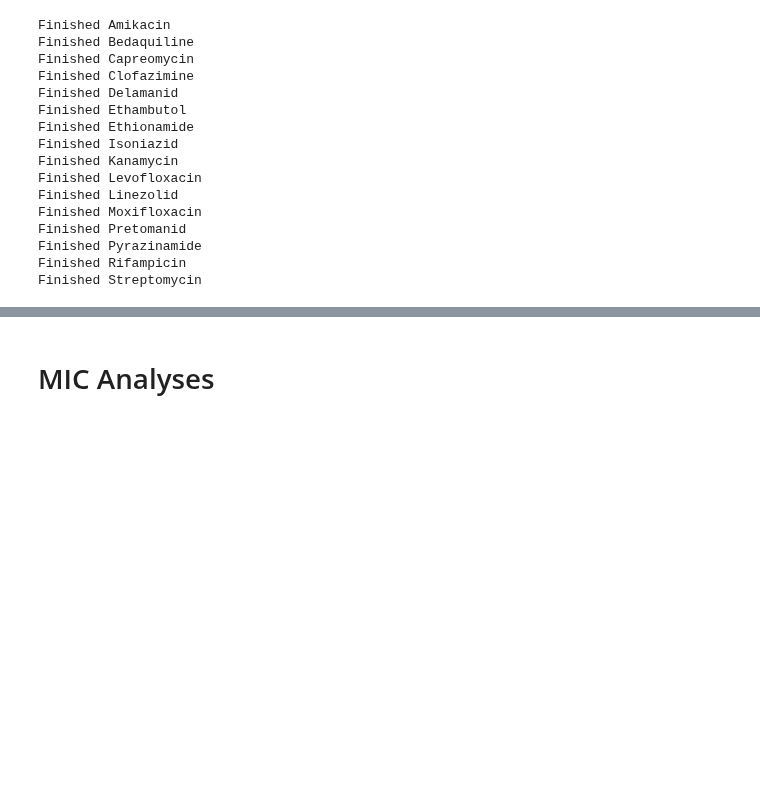
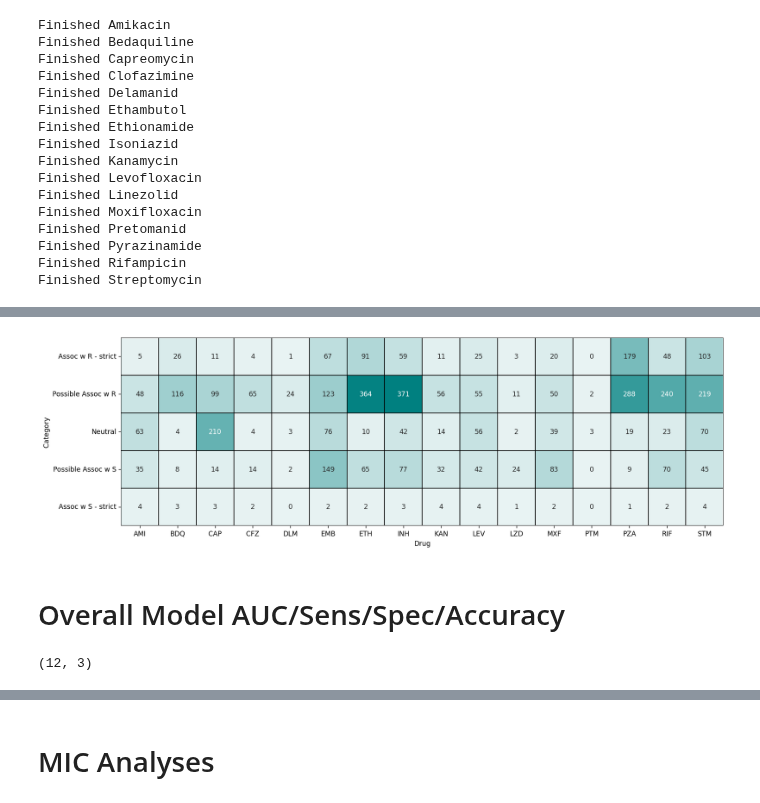
Before and after one commit to farhat-lab/who-analysis, a Jupyter notebook: analysis/analysis.ipynb, the cells around one changed output, grey strips where cells are left out. Drawn from its saved outputs; the diff is of its cells as text; code cells hidden in the pictures; blank space fills up the shorter version.

Commit message:
push again

```diff
--- a/analysis/analysis.ipynb
+++ b/analysis/analysis.ipynb
@@ -322,7 +360,7 @@ def create_significance_summary_by_drug(drug):
     # these NaNs are the mutations not in the model, i.e. that were appended to the end but not included in the model
     summary = summary.dropna(subset=col_name, how="any")
 
-    sig_groups = ["Assoc w R - strict", "Assoc w R", "Assoc w S", "Assoc w S - strict", "Evidence against Assoc"]
+    sig_groups = ["Assoc w R - strict", "Possible Assoc w R", "Possible Assoc w S", "Assoc w S - strict", "Neutral", "Uncertain"]
 
     for group in sig_groups:
         if group not in summary[col_name].values:
@@ -904,0 +417,17 @@ summary_dfs_dict["Rifampicin"]
+# %%
+col_lst = ["Tier1,ALL", "Tier2,ALL"]
+summary_df_for_plotting = pd.DataFrame(columns=["Drug", "Category", "Count"])
+
+for drug in os.listdir(analysis_dir):
+
+    single_drug_df = summary_dfs_dict[drug][col_lst].sum(axis=1).reset_index()
+    single_drug_df.columns = ["Category", "Count"]
+    single_drug_df["Drug"] = drug
+    single_drug_df["Proportion"] = single_drug_df["Count"] / np.sum(single_drug_df["Count"])
+
+    summary_df_for_plotting = pd.concat([summary_df_for_plotting, single_drug_df], axis=0)
+# %%
+# heatmap requires everything to be float
+summary_df_matrix = summary_df_for_plotting.pivot(index="Category", columns="Drug", values="Count").astype(float)
+
+summary_df_matrix
@@ -904,0 +443,32 @@ summary_dfs_dict["Rifampicin"]
+# %%
+fig, ax = plt.subplots(figsize=(16, 6))
+
+sns.heatmap(
+            data=summary_df_matrix.loc[["Assoc w R - strict", "Possible Assoc w R", "Neutral", "Possible Assoc w S", "Assoc w S - strict"], :],
+            #data=summary_df_matrix.loc[["Assoc w R - strict", "Possible Assoc w R", "Neutral", "Possible Assoc w S", "Assoc w S - strict", "Uncertain"], :],
+            cmap=sns.light_palette("teal", as_cmap=True),
+            vmin=0,
+            # vmax=1,
+            cbar=False,
+            square=True,
+            annot=True,
+            fmt='g',
+            xticklabels=[drug_abbr_dict[val] for val in summary_df_matrix.columns],
+            linewidths=1,
+            linecolor='black',
+            ax=ax
+           )
+
+#plt.title("Counts of Tier 1 and 2 Mutations in ALL Phenotypes Models, Excluding Uncertain")
+plt.savefig("category_counts_heatmap_without_uncertain.png", dpi=400)
+# %% [output]
+[figure, added]
+# %% [markdown]
+# Overall Model AUC/Sens/Spec/Accuracy
+# %%
+binary_stats_analyses_lst = [path for path in binary_analyses_lst if "poolALL" not in path]
+ptm_analyses_lst = [path for path in binary_stats_analyses_lst if "1+2" not in path and "WHO" not in path]
+
+len(binary_stats_analyses_lst), len(ptm_analyses_lst)
+# %% [output]
+(12, 3)
```
Also changed, not shown: parts of 81 cells of this notebook, 57 other files.
